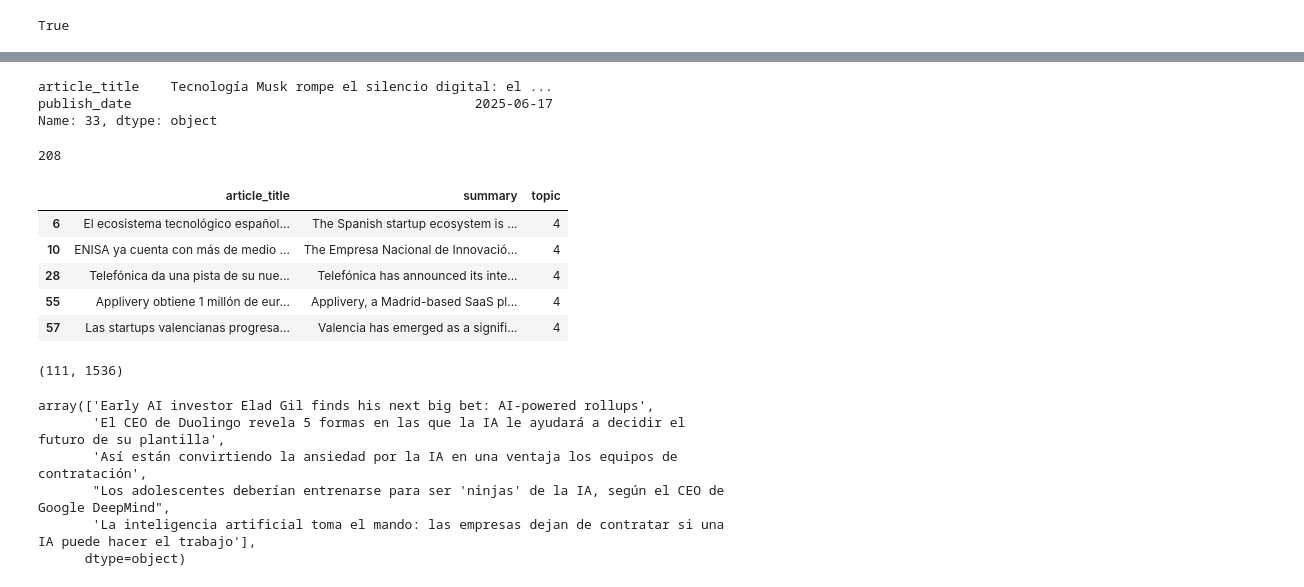
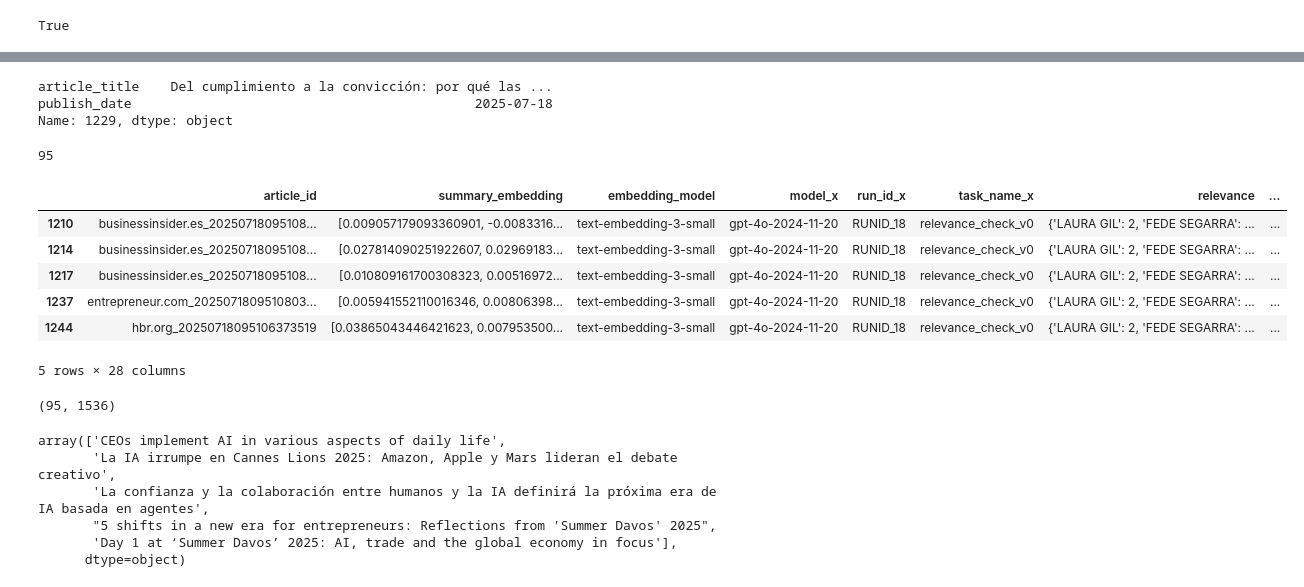
Before and after one commit to Xavaki/linkedin_gen_contents, a Jupyter notebook: dev_tests/embedding_tests.ipynb, the cells around one changed output, grey strips where cells are left out. Cells and saved outputs as stored; diff of their text form; code cells hidden in the pictures.

```diff
--- a/dev_tests/embedding_tests.ipynb
+++ b/dev_tests/embedding_tests.ipynb
@@ -54,9 +62,10 @@ def read_relevant_articles_summaries_from_blob() -> pd.DataFrame:
 
 def read_relevant_articles_content_from_blob() -> pd.DataFrame:
     all_content = []
-    for blob in relevant_articles_content_container_client.list_blobs():
+    for blob in relevant_articles_content_container_client.list_blob_names():
         blob_client = relevant_articles_content_container_client.get_blob_client(blob)
         run_content = json.loads(blob_client.download_blob().readall())
-        all_content.extend(run_content)
+        run_content.pop("content")
+        all_content.append(run_content)
 
     return pd.DataFrame(all_content)
@@ -70,4 +97,6 @@ pd_relevant_articles_content.drop(columns=['content'], inplace=True, axis=1)
 pd_all_info = pd_embeddings.merge(pd_relevant_articles, on="article_id", how="inner")
 pd_all_info = pd_all_info.merge(pd_relevant_articles_summaries, on="article_id", how="inner")
 pd_all_info = pd_all_info.merge(pd_relevant_articles_content, on="article_id", how="inner")
+# %%
+pd_all_info = pd_all_info[pd_all_info["run_id_x"].isin(["RUNID_18"])]
 # %%
@@ -83,13 +119,13 @@ pd_all_info.head()
 last_published_article = pd_all_info.sort_values(by="publish_date", ascending=False).iloc[0]
 print(last_published_article[["article_title", "publish_date"]])
 # %% [output]
-article_title    Tecnología Musk rompe el silencio digital: el ...
-publish_date                                            2025-06-17
-Name: 33, dtype: object
+article_title    Del cumplimiento a la convicción: por qué las ...
+publish_date                                            2025-07-18
+Name: 1229, dtype: object
 # %%
 len(pd_all_info)
 # %% [output]
-208
+95
 # %%
 embedding_matrix = np.array(pd_all_info["summary_embedding"].tolist()).astype("float32")
 embedding_dim = len(embedding_matrix[0, :])
@@ -106,18 +142,19 @@ kmeans.fit(embedding_matrix)
 # Add the cluster labels to the dataframe
 pd_all_info['topic'] = kmeans.labels_
 # %%
-pd_all_info[pd_all_info['topic'] == 4].head()[["article_title", "summary", "topic"]]
+pd_all_info[pd_all_info['topic'] == 4].head()
 # %% [output]
-|  | article_title | summary | topic |
-| 6 | El ecosistema tecnológico español... | The Spanish startup ecosystem is ... | 4 |
-| 10 | ENISA ya cuenta con más de medio ... | The Empresa Nacional de Innovació... | 4 |
-| 28 | Telefónica da una pista de su nue... | Telefónica has announced its inte... | 4 |
-| 55 | Applivery obtiene 1 millón de eur... | Applivery, a Madrid-based SaaS pl... | 4 |
-| 57 | Las startups valencianas progresa... | Valencia has emerged as a signifi... | 4 |
+|  | article_id | summary_embedding | embedding_model | model_x | run_id_x | task_name_x | relevance | ... |
+| 1210 | businessinsider.es_20250718095108... | [0.009057179093360901, -0.0083316... | text-embedding-3-small | gpt-4o-2024-11-20 | RUNID_18 | relevance_check_v0 | {'LAURA GIL': 2, 'FEDE SEGARRA': ... | ... |
+| 1214 | businessinsider.es_20250718095108... | [0.027814090251922607, 0.02969183... | text-embedding-3-small | gpt-4o-2024-11-20 | RUNID_18 | relevance_check_v0 | {'LAURA GIL': 2, 'FEDE SEGARRA': ... | ... |
+| 1217 | businessinsider.es_20250718095108... | [0.010809161700308323, 0.00516972... | text-embedding-3-small | gpt-4o-2024-11-20 | RUNID_18 | relevance_check_v0 | {'LAURA GIL': 2, 'FEDE SEGARRA': ... | ... |
+| 1237 | entrepreneur.com_2025071809510803... | [0.005941552110016346, 0.00806398... | text-embedding-3-small | gpt-4o-2024-11-20 | RUNID_18 | relevance_check_v0 | {'LAURA GIL': 2, 'FEDE SEGARRA': ... | ... |
+| 1244 | hbr.org_20250718095106373519 | [0.03865043446421623, 0.007953500... | text-embedding-3-small | gpt-4o-2024-11-20 | RUNID_18 | relevance_check_v0 | {'LAURA GIL': 2, 'FEDE SEGARRA': ... | ... |
+5 rows × 28 columns
 # %%
 embedding_matrix.shape
 # %% [output]
-(111, 1536)
+(95, 1536)
 # %%
 # Create an index (flat, exact search)
 index = faiss.IndexFlatL2(embedding_dim)
@@ -128,11 +165,11 @@ distances, indices = index.search(centroid, k=5)
 # %%
 pd_all_info.iloc[indices[0]]["article_title"].values
 # %% [output]
-array(['Early AI investor Elad Gil finds his next big bet: AI-powered rollups',
-       'El CEO de Duolingo revela 5 formas en las que la IA le ayudará a decidir el futuro de su plantilla',
-       'Así están convirtiendo la ansiedad por la IA en una ventaja los equipos de contratación',
-       "Los adolescentes deberían entrenarse para ser 'ninjas' de la IA, según el CEO de Google DeepMind",
-       'La inteligencia artificial toma el mando: las empresas dejan de contratar si una IA puede hacer el trabajo'],
+array(['CEOs implement AI in various aspects of daily life',
+       'La IA irrumpe en Cannes Lions 2025: Amazon, Apple y Mars lideran el debate creativo',
+       'La confianza y la colaboración entre humanos y la IA definirá la próxima era de IA basada en agentes',
+       "5 shifts in a new era for entrepreneurs: Reflections from 'Summer Davos' 2025",
+       'Day 1 at ‘Summer Davos’ 2025: AI, trade and the global economy in focus'],
       dtype=object)
 # %%
 client = AzureOpenAI(
```
Also changed, not shown: parts of 20 cells of this notebook, 51 other files.
